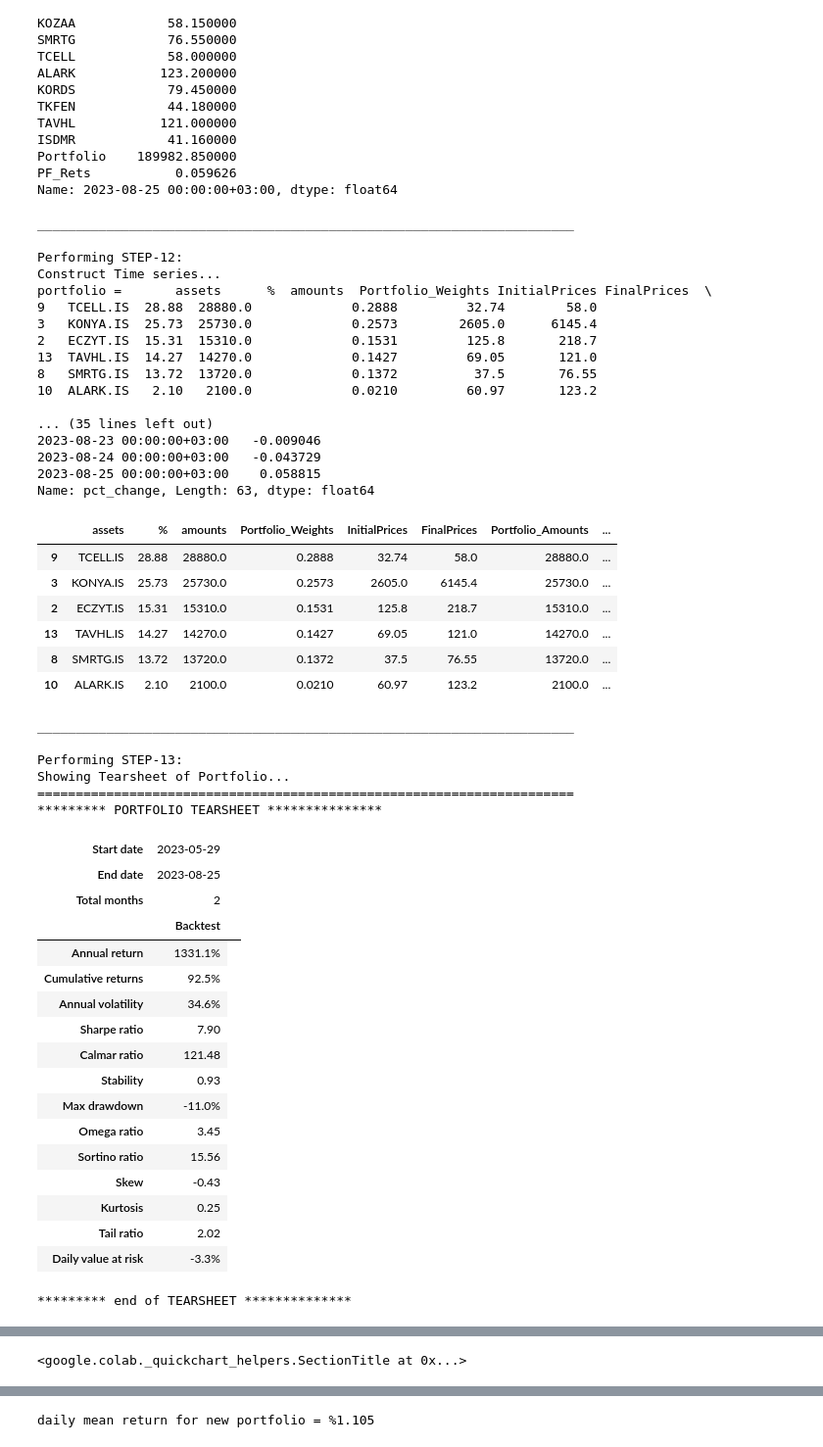
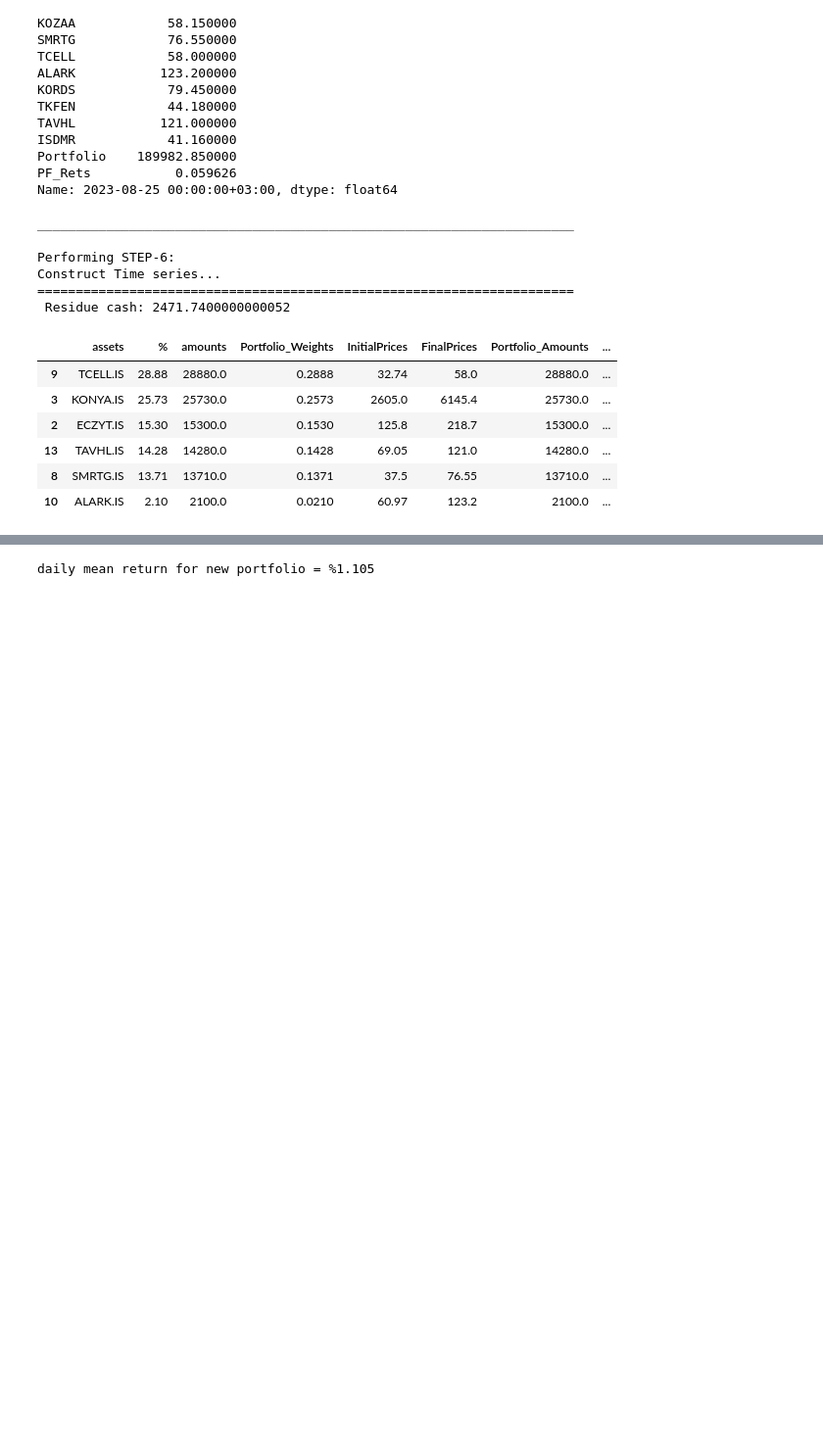
Before and after one commit to MarkovMarkowitz/MarkovMarkowitz, a Jupyter notebook: ON2_Markowitz_Efficient_Frontier_v3_Analysis.ipynb, the cells around one changed output, grey strips where cells are left out. Shown at 98% size. Drawn from its saved outputs; the diff is of its cells as text; code cells hidden in the pictures; blank space fills up the shorter version.

```diff
--- a/ON2_Markowitz_Efficient_Frontier_v3_Analysis.ipynb
+++ b/ON2_Markowitz_Efficient_Frontier_v3_Analysis.ipynb
@@ -978,7 +977,7 @@ Name: 2023-08-25 00:00:00+03:00, dtype: float64
 def ConstructPortfolioTimeSeries(portfolio):
     NextStep()
     print(f"Construct Time series...")
-    print(f"portfolio = {portfolio} is input")
+    # print(f"portfolio = {portfolio} is input")
     print(70*'=')
 
     Residue_Cash = CURRENT_T2
@@ -1010,10 +1009,6 @@ def ConstructPortfolioTimeSeries(portfolio):
         #df = pd.read_csv(filename, index_col='Date', parse_dates=True, keep_date_col = True, infer_datetime_format=True, dayfirst=True, decimal=",") #change 2
         OrderedTable[f"{tick}"] = df['Close']  # get each ETFs column write inside OrderedTable
 
-    #OrderedTable.dropna(inplace=True)
-
-
-    #print(OrderedTable.iloc[0,1:])
 
     portfolio['InitialPrices'] = OrderedTable.iloc[0,1:].values
     #print(f"\n Initial prices: \n{InitialPrices} \n")
@@ -1026,15 +1021,9 @@ def ConstructPortfolioTimeSeries(portfolio):
     portfolio['Portfolio_Amounts'] = np.multiply(Update_Capital, portfolio['Portfolio_Weights'] )
     #print(f" Portfolio amounts: \n{Portfolio_Amounts} \n")
 
-
-
-
-    # print(70*'!')
-    # Portfolio_Amounts.iloc[:,1:]
-
     portfolio['Portfolio_Shares'] = np.trunc(portfolio['Portfolio_Amounts'] / portfolio['InitialPrices'] )  # determine shares
 
-    print(f" Portfolio shares: \n{portfolio['Portfolio_Shares']} ")
+    #print(f" Portfolio shares: \n{portfolio['Portfolio_Shares']} ")
 
     portfolio['Purchased Value'] = portfolio['InitialPrices'] * portfolio['Portfolio_Shares']
 
@@ -1043,8 +1032,12 @@ def ConstructPortfolioTimeSeries(portfolio):
     portfolio['Start PF %'] = portfolio['Purchased Value'] / portfolio['Purchased Value'].sum() *100
     portfolio['End PF %'] = portfolio['Market Value'] / portfolio['Market Value'].sum() *100
 
+    portfolio['Market Value'] = pd.to_numeric(portfolio['Market Value']).round(2)
+    portfolio['PnL %'] = pd.to_numeric(portfolio['PnL %']).round(2)
+    portfolio['Start PF %'] = pd.to_numeric(portfolio['Start PF %']).round(2)
+    portfolio['End PF %'] = pd.to_numeric(portfolio['End PF %']).round(2)
+
     Prices = OrderedTable.iloc[:,1:].values
-    #print("Prices=\n", Prices)
 
     FirstPrices = OrderedTable.iloc[0,0:len(names)].values
     FirstPrices
@@ -1086,56 +1079,20 @@ def ShowTearSheet(OrderedPctChange):
         print("Error generating returns tear sheet:", e)
         returns_tear_sheet = None
 # %%
-    OrderedPctChange, pf = ConstructPortfolioTimeSeries(show_df)
-    print(OrderedPctChange)
-    display(pf)
-    ShowTearSheet(OrderedPctChange.dropna())
+    OrderedPctChange, IDEAL_PF = ConstructPortfolioTimeSeries(show_df)
+    #print(OrderedPctChange)
+    display(IDEAL_PF)
 # %% [output]
 ______________________________________________________________________
 
-Performing STEP-12:
+Performing STEP-6:
 Construct Time series...
-portfolio =       assets      %  amounts  Portfolio_Weights InitialPrices FinalPrices  \
-9   TCELL.IS  28.88  28880.0             0.2888         32.74        58.0
-3   KONYA.IS  25.73  25730.0             0.2573        2605.0      6145.4
-2   ECZYT.IS  15.31  15310.0             0.1531         125.8       218.7
-13  TAVHL.IS  14.27  14270.0             0.1427         69.05       121.0
-8   SMRTG.IS  13.72  13720.0             0.1372          37.5       76.55
-10  ALARK.IS   2.10   2100.0             0.0210         60.97       123.2
-
-... (35 lines left out)
-2023-08-23 00:00:00+03:00   -0.009046
-2023-08-24 00:00:00+03:00   -0.043729
-2023-08-25 00:00:00+03:00    0.058815
-Name: pct_change, Length: 63, dtype: float64
+======================================================================
+ Residue cash: 2471.7400000000052
 |  | assets | % | amounts | Portfolio_Weights | InitialPrices | FinalPrices | Portfolio_Amounts | ... |
 | 9 | TCELL.IS | 28.88 | 28880.0 | 0.2888 | 32.74 | 58.0 | 28880.0 | ... |
 | 3 | KONYA.IS | 25.73 | 25730.0 | 0.2573 | 2605.0 | 6145.4 | 25730.0 | ... |
-| 2 | ECZYT.IS | 15.31 | 15310.0 | 0.1531 | 125.8 | 218.7 | 15310.0 | ... |
-| 13 | TAVHL.IS | 14.27 | 14270.0 | 0.1427 | 69.05 | 121.0 | 14270.0 | ... |
-| 8 | SMRTG.IS | 13.72 | 13720.0 | 0.1372 | 37.5 | 76.55 | 13720.0 | ... |
+| 2 | ECZYT.IS | 15.30 | 15300.0 | 0.1530 | 125.8 | 218.7 | 15300.0 | ... |
+| 13 | TAVHL.IS | 14.28 | 14280.0 | 0.1428 | 69.05 | 121.0 | 14280.0 | ... |
+| 8 | SMRTG.IS | 13.71 | 13710.0 | 0.1371 | 37.5 | 76.55 | 13710.0 | ... |
 | 10 | ALARK.IS | 2.10 | 2100.0 | 0.0210 | 60.97 | 123.2 | 2100.0 | ... |
-______________________________________________________________________
-
-Performing STEP-13:
-Showing Tearsheet of Portfolio...
-======================================================================
-********* PORTFOLIO TEARSHEET ***************
-| Start date | 2023-05-29 |  |
-| End date | 2023-08-25 |  |
-| Total months | 2 |  |
-|  | Backtest |
-| Annual return | 1331.1% |
-| Cumulative returns | 92.5% |
-| Annual volatility | 34.6% |
-| Sharpe ratio | 7.90 |
-| Calmar ratio | 121.48 |
-| Stability | 0.93 |
-| Max drawdown | -11.0% |
-| Omega ratio | 3.45 |
-| Sortino ratio | 15.56 |
-| Skew | -0.43 |
-| Kurtosis | 0.25 |
-| Tail ratio | 2.02 |
-| Daily value at risk | -3.3% |
-********* end of TEARSHEET **************
@@ -1143 +1098,0 @@ Showing Tearsheet of Portfolio...
-<google.colab._quickchart_helpers.SectionTitle at 0x...>
```
Also changed, not shown: parts of 6 cells of this notebook.
